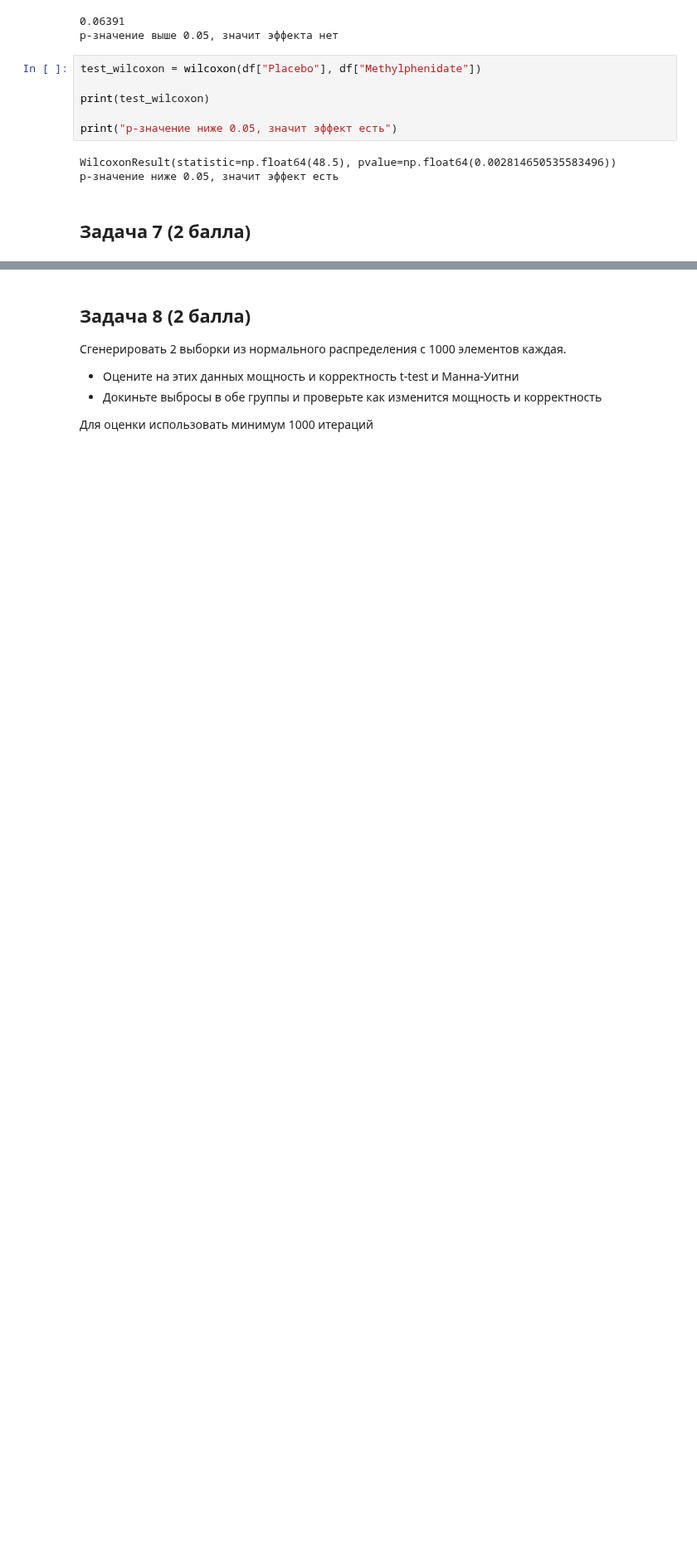
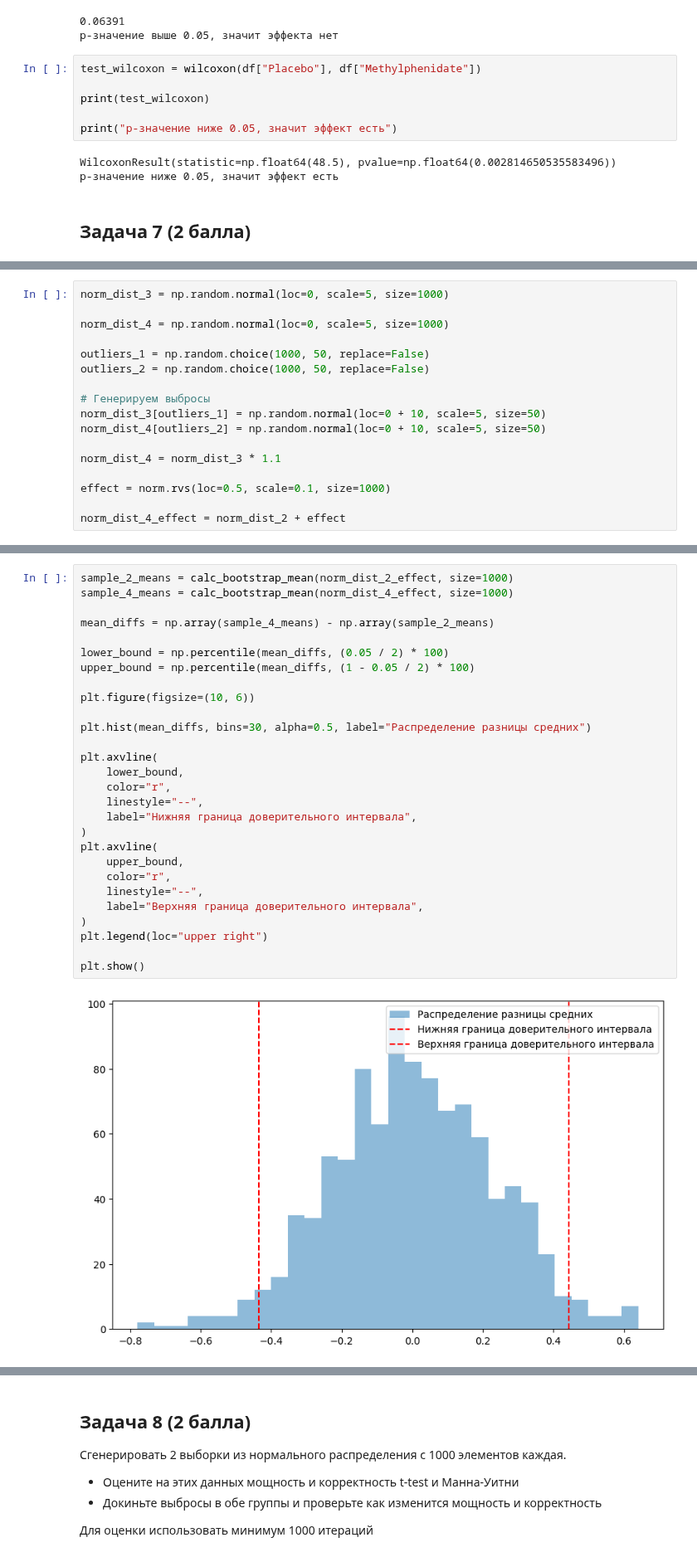
Before and after one commit to hilkovich/itmo_math_stat, a Jupyter notebook: homework_4/HW_4.ipynb, the cells around one changed output, grey strips where cells are left out. Shown at 83% size. Cells and saved outputs as stored; diff of their text form; blank space fills up the shorter version.

```diff
--- a/homework_4/HW_4.ipynb
+++ b/homework_4/HW_4.ipynb
@@ -447,0 +467,17 @@ p-значение ниже 0.05, значит эффект есть
+# %%
+norm_dist_3 = np.random.normal(loc=0, scale=5, size=1000)
+
+norm_dist_4 = np.random.normal(loc=0, scale=5, size=1000)
+
+outliers_1 = np.random.choice(1000, 50, replace=False)
+outliers_2 = np.random.choice(1000, 50, replace=False)
+
+# Генерируем выбросы
+norm_dist_3[outliers_1] = np.random.normal(loc=0 + 10, scale=5, size=50)
+norm_dist_4[outliers_2] = np.random.normal(loc=0 + 10, scale=5, size=50)
+
+norm_dist_4 = norm_dist_3 * 1.1
+
+effect = norm.rvs(loc=0.5, scale=0.1, size=1000)
+
+norm_dist_4_effect = norm_dist_2 + effect
@@ -447,0 +510,30 @@ p-значение ниже 0.05, значит эффект есть
+# %%
+sample_2_means = calc_bootstrap_mean(norm_dist_2_effect, size=1000)
+sample_4_means = calc_bootstrap_mean(norm_dist_4_effect, size=1000)
+
+mean_diffs = np.array(sample_4_means) - np.array(sample_2_means)
+
+lower_bound = np.percentile(mean_diffs, (0.05 / 2) * 100)
+upper_bound = np.percentile(mean_diffs, (1 - 0.05 / 2) * 100)
+
+plt.figure(figsize=(10, 6))
+
+plt.hist(mean_diffs, bins=30, alpha=0.5, label="Распределение разницы средних")
+
+plt.axvline(
+    lower_bound,
+    color="r",
+    linestyle="--",
+    label="Нижняя граница доверительного интервала",
+)
+plt.axvline(
+    upper_bound,
+    color="r",
+    linestyle="--",
+    label="Верхняя граница доверительного интервала",
+)
+plt.legend(loc="upper right")
+
+plt.show()
+# %% [output]
+[figure, added]
```
Also changed, not shown: parts of 13 cells of this notebook.
